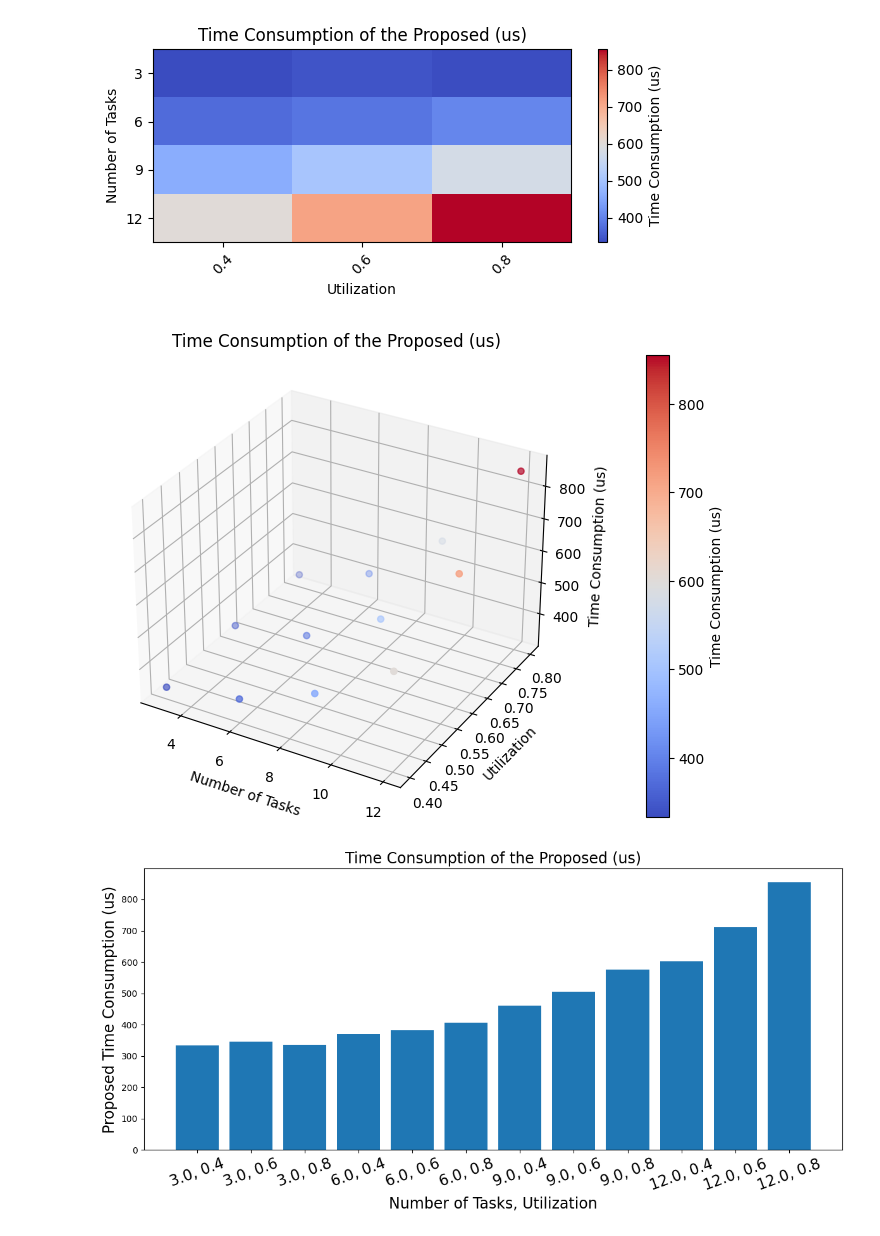
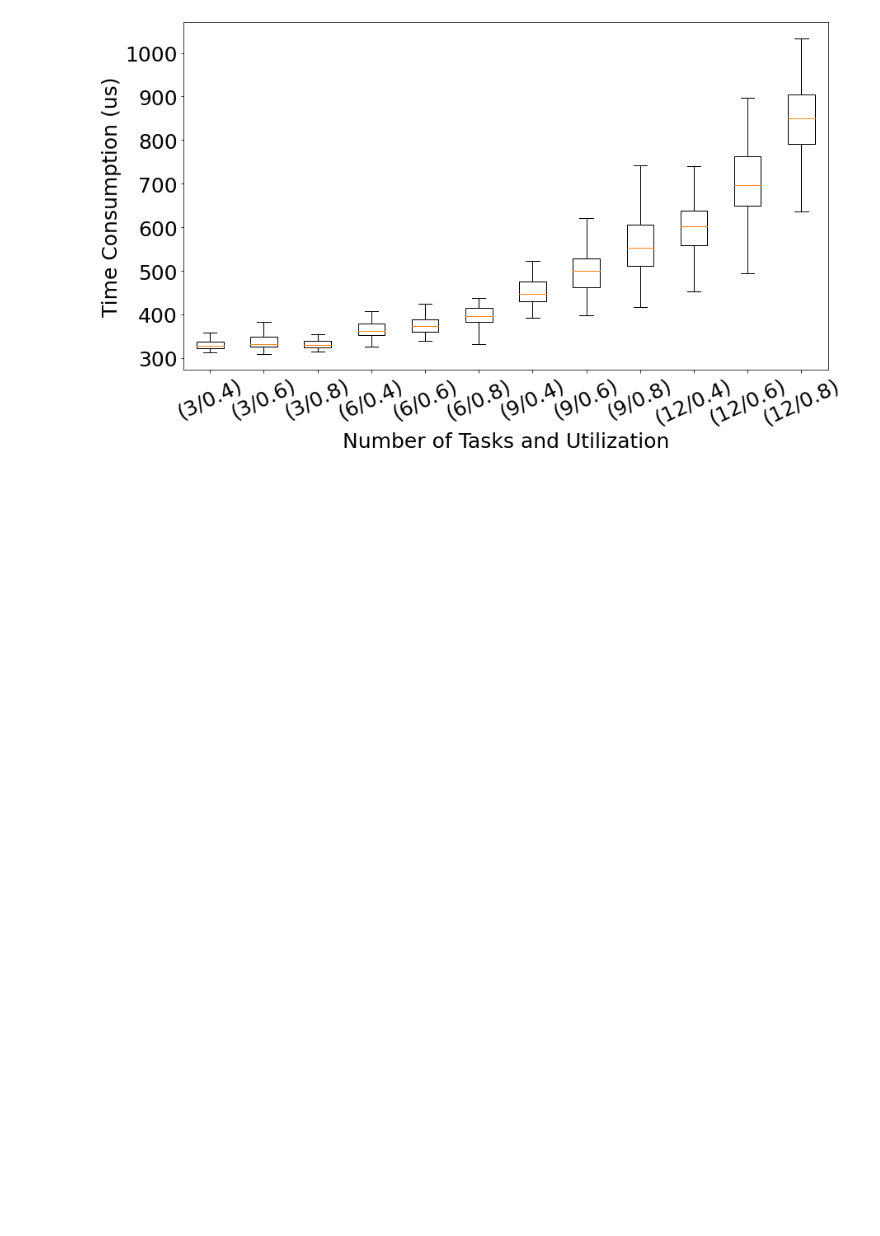
Before and after one commit to YoonKyonghwan/CFS_WCRT_Analysis, a Jupyter notebook: script/analysis/time_complexity.ipynb, the cells around one changed output. Saved outputs shown, nothing was run; the diff lists cells and outputs as text; code cells hidden in the pictures; blank space fills up the shorter version.

Commit message:
update experiment result

```diff
--- a/script/analysis/time_complexity.ipynb
+++ b/script/analysis/time_complexity.ipynb
@@ -2,7 +2,7 @@
 from functions import parse_time_data, save_time_data_info_file, show_heatmap, show_3D_plot, show_bar_chart, show_box_plot
 # %%
 # Read the CSV file into a DataFrame
-summary_result_path = "../../exp_results_test_20240328_30ms_final_5/result_summary.csv"
+summary_result_path = "../../exp_results/result_summary.csv"
 time_data = parse_time_data(summary_result_path)
 # %%
 save_file_path = "../../exp_results/time_consumption_summary.csv"
@@ -10,12 +10,10 @@ save_time_data_info_file(time_data, save_file_path)
 # %%
 # visualize the time consumption of the proposed algorithm
 values = "proposed_timeConsumption(us)"
 title = 'Time Consumption of the Proposed (us)'
-show_heatmap(time_data, values, title)
-show_3D_plot(time_data, time_data[values], title)
-show_bar_chart(time_data, values, title, 17, 20)
-show_box_plot(summary_result_path, values, title, 20, 25)
+# show_heatmap(time_data, values, title)
+# show_3D_plot(time_data, time_data[values], title)
+# show_bar_chart(time_data, values, title, 17, 20)
+show_box_plot(summary_result_path, values, title, 25, 25)
 # %% [output]
-[figure, old version]
+[figure, new version]
-[figure, removed]
-[figure, removed]
```
Also changed, not shown: parts of 1 cell of this notebook, 2 other files.
